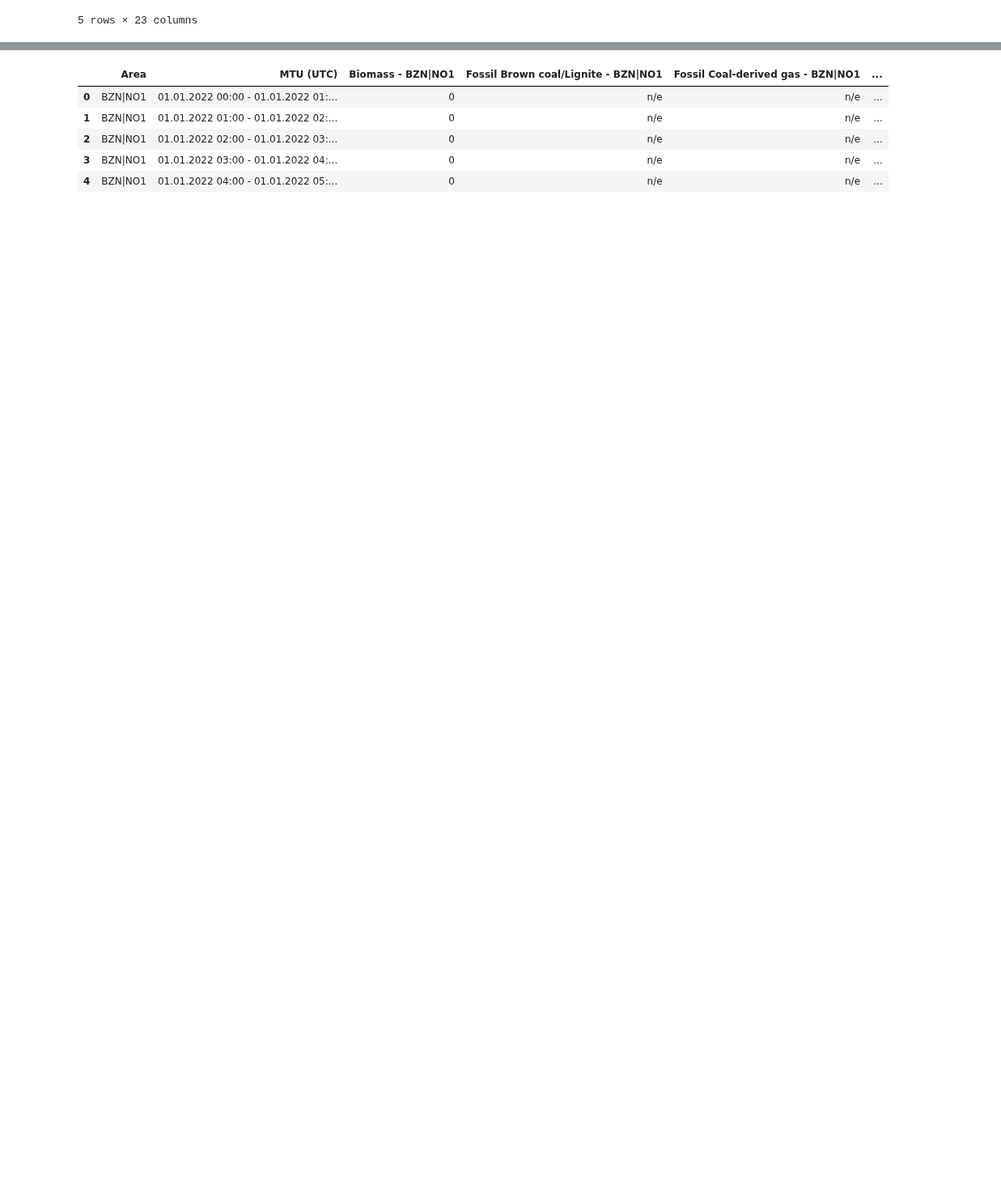
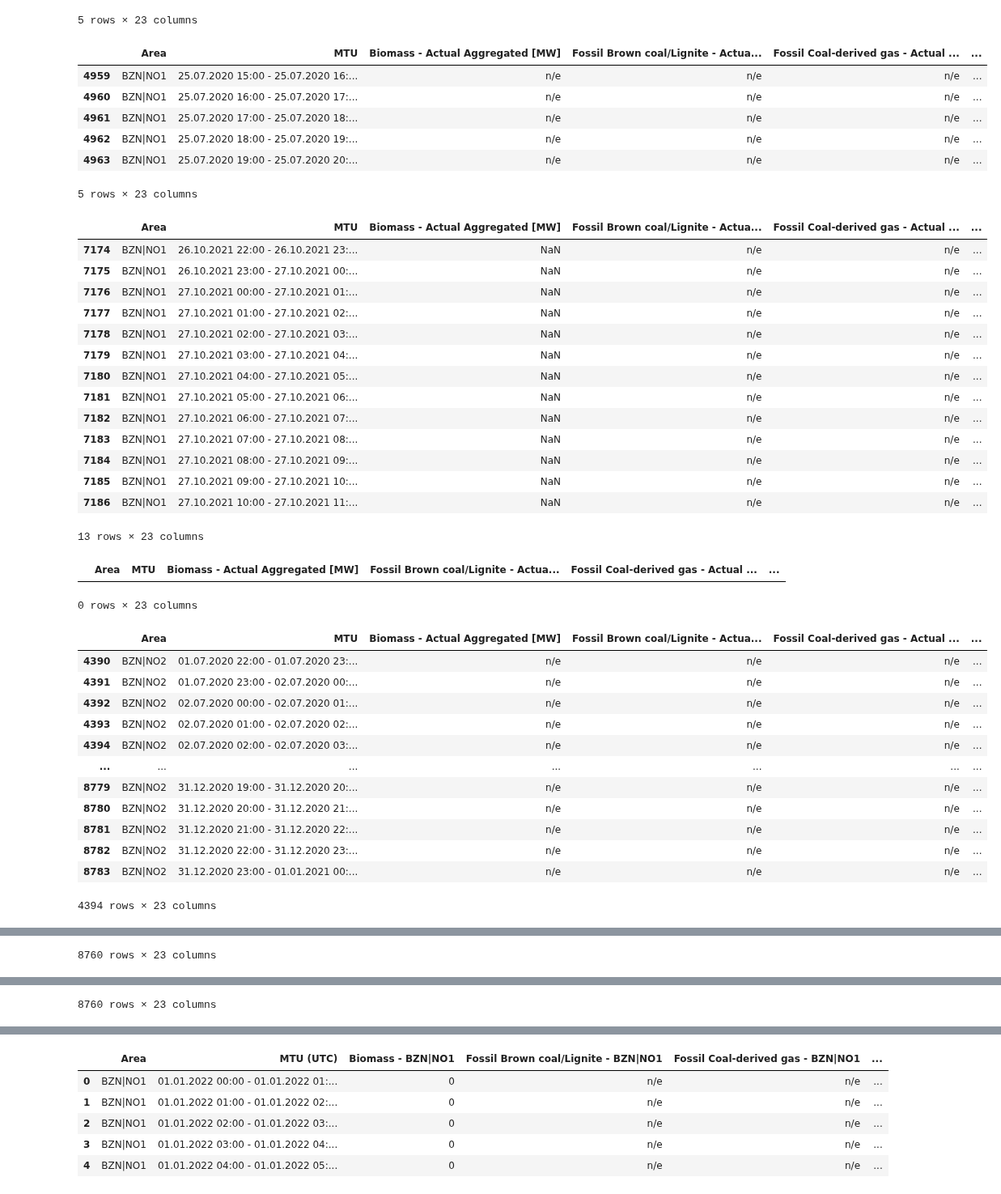
Before and after one commit to HIOF-Bachelor-Project-Group-7/Time-series-energy-price-prediction-bidding-zone-N01, a Jupyter notebook: code/Data aggregation of energy market bidding zone NO1 2020-2022.ipynb, the cells around one changed output, grey strips where cells are left out. Shown at 81% size. Drawn from its saved outputs; the diff is of its cells as text; code cells hidden in the pictures; blank space fills up the shorter version.

```diff
--- a/code/Data aggregation of energy market bidding zone NO1 2020-2022.ipynb
+++ b/code/Data aggregation of energy market bidding zone NO1 2020-2022.ipynb
@@ -555,3 +555,47 @@ actual_generation_se3.head()
 | 3 | BZN|SE3 | 01.01.2022 03:00 - 01.01.2022 04:... | n/e | n/e | n/e | ... |
 | 4 | BZN|SE3 | 01.01.2022 04:00 - 01.01.2022 05:... | n/e | n/e | n/e | ... |
 5 rows × 23 columns
+# %%
+generation_data = [actual_generation_no1_2020, actual_generation_no1_2021, actual_generation_no1, actual_generation_no2_2020, actual_generation_no2_2021, actual_generation_no2, actual_generation_no3_2020, actual_generation_no3_2021, actual_generation_no3, actual_generation_no5_2020, actual_generation_no5_2021, actual_generation_no5, actual_generation_se3_2020, actual_generation_se3_2021, actual_generation_se3]
+for df in generation_data:
+    data = df[df.isna().any(axis=1)]
+    missing_values = pd.DataFrame(data=data)
+    display(missing_values)
+# %% [output]
+|  | Area | MTU | Biomass - Actual Aggregated [MW] | Fossil Brown coal/Lignite - Actua... | Fossil Coal-derived gas - Actual ... | ... |
+| 4959 | BZN|NO1 | 25.07.2020 15:00 - 25.07.2020 16:... | n/e | n/e | n/e | ... |
+| 4960 | BZN|NO1 | 25.07.2020 16:00 - 25.07.2020 17:... | n/e | n/e | n/e | ... |
+| 4961 | BZN|NO1 | 25.07.2020 17:00 - 25.07.2020 18:... | n/e | n/e | n/e | ... |
+| 4962 | BZN|NO1 | 25.07.2020 18:00 - 25.07.2020 19:... | n/e | n/e | n/e | ... |
+| 4963 | BZN|NO1 | 25.07.2020 19:00 - 25.07.2020 20:... | n/e | n/e | n/e | ... |
+5 rows × 23 columns
+|  | Area | MTU | Biomass - Actual Aggregated [MW] | Fossil Brown coal/Lignite - Actua... | Fossil Coal-derived gas - Actual ... | ... |
+| 7174 | BZN|NO1 | 26.10.2021 22:00 - 26.10.2021 23:... | NaN | n/e | n/e | ... |
+| 7175 | BZN|NO1 | 26.10.2021 23:00 - 27.10.2021 00:... | NaN | n/e | n/e | ... |
+| 7176 | BZN|NO1 | 27.10.2021 00:00 - 27.10.2021 01:... | NaN | n/e | n/e | ... |
+| 7177 | BZN|NO1 | 27.10.2021 01:00 - 27.10.2021 02:... | NaN | n/e | n/e | ... |
+| 7178 | BZN|NO1 | 27.10.2021 02:00 - 27.10.2021 03:... | NaN | n/e | n/e | ... |
+| 7179 | BZN|NO1 | 27.10.2021 03:00 - 27.10.2021 04:... | NaN | n/e | n/e | ... |
+| 7180 | BZN|NO1 | 27.10.2021 04:00 - 27.10.2021 05:... | NaN | n/e | n/e | ... |
+| 7181 | BZN|NO1 | 27.10.2021 05:00 - 27.10.2021 06:... | NaN | n/e | n/e | ... |
+| 7182 | BZN|NO1 | 27.10.2021 06:00 - 27.10.2021 07:... | NaN | n/e | n/e | ... |
+| 7183 | BZN|NO1 | 27.10.2021 07:00 - 27.10.2021 08:... | NaN | n/e | n/e | ... |
+| 7184 | BZN|NO1 | 27.10.2021 08:00 - 27.10.2021 09:... | NaN | n/e | n/e | ... |
+| 7185 | BZN|NO1 | 27.10.2021 09:00 - 27.10.2021 10:... | NaN | n/e | n/e | ... |
+| 7186 | BZN|NO1 | 27.10.2021 10:00 - 27.10.2021 11:... | NaN | n/e | n/e | ... |
+13 rows × 23 columns
+|  | Area | MTU | Biomass - Actual Aggregated [MW] | Fossil Brown coal/Lignite - Actua... | Fossil Coal-derived gas - Actual ... | ... |
+0 rows × 23 columns
+|  | Area | MTU | Biomass - Actual Aggregated [MW] | Fossil Brown coal/Lignite - Actua... | Fossil Coal-derived gas - Actual ... | ... |
+| 4390 | BZN|NO2 | 01.07.2020 22:00 - 01.07.2020 23:... | n/e | n/e | n/e | ... |
+| 4391 | BZN|NO2 | 01.07.2020 23:00 - 02.07.2020 00:... | n/e | n/e | n/e | ... |
+| 4392 | BZN|NO2 | 02.07.2020 00:00 - 02.07.2020 01:... | n/e | n/e | n/e | ... |
+| 4393 | BZN|NO2 | 02.07.2020 01:00 - 02.07.2020 02:... | n/e | n/e | n/e | ... |
+| 4394 | BZN|NO2 | 02.07.2020 02:00 - 02.07.2020 03:... | n/e | n/e | n/e | ... |
+| ... | ... | ... | ... | ... | ... | ... |
+| 8779 | BZN|NO2 | 31.12.2020 19:00 - 31.12.2020 20:... | n/e | n/e | n/e | ... |
+| 8780 | BZN|NO2 | 31.12.2020 20:00 - 31.12.2020 21:... | n/e | n/e | n/e | ... |
+| 8781 | BZN|NO2 | 31.12.2020 21:00 - 31.12.2020 22:... | n/e | n/e | n/e | ... |
+| 8782 | BZN|NO2 | 31.12.2020 22:00 - 31.12.2020 23:... | n/e | n/e | n/e | ... |
+| 8783 | BZN|NO2 | 31.12.2020 23:00 - 01.01.2021 00:... | n/e | n/e | n/e | ... |
+4394 rows × 23 columns
@@ -557,0 +614 @@ actual_generation_se3.head()
+8760 rows × 23 columns
@@ -557,0 +627 @@ actual_generation_se3.head()
+8760 rows × 23 columns
```
Also changed, not shown: parts of 7 cells of this notebook.
